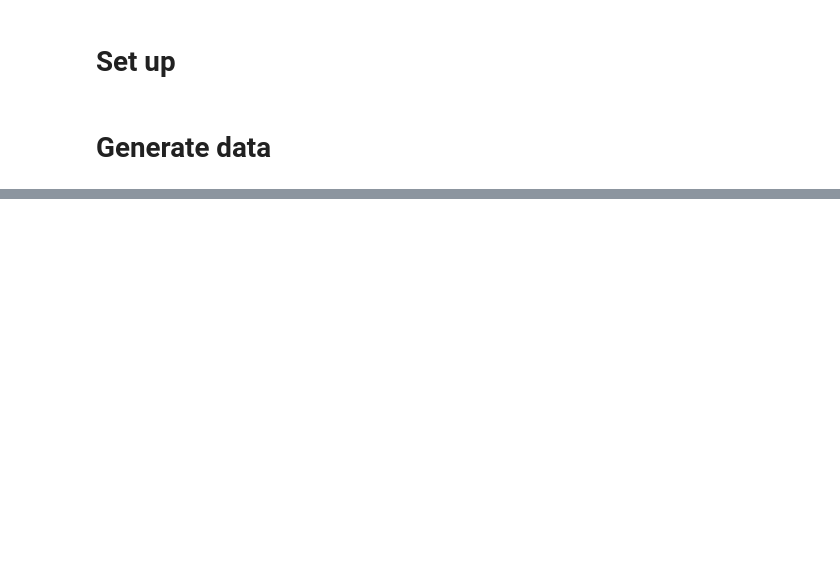
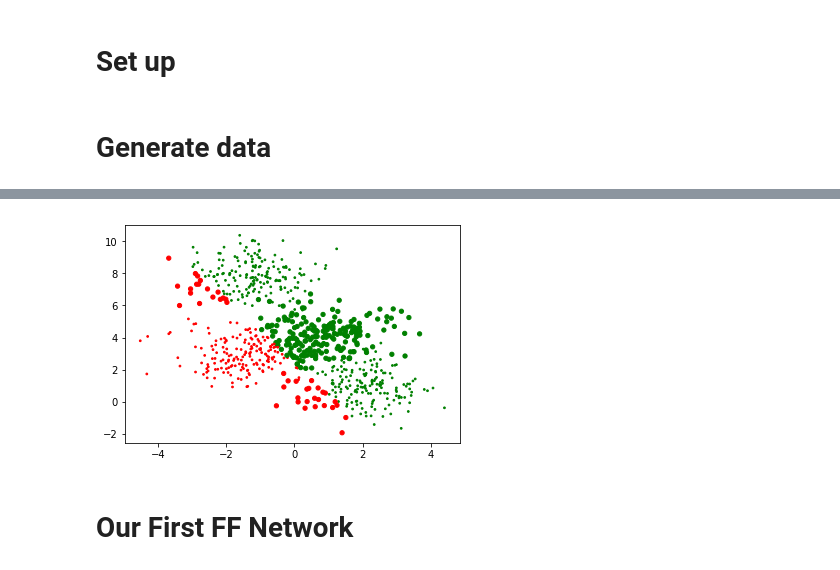
Before and after one commit to millitroy/Deeplearning-Practise, a Jupyter notebook: Feed Forward Networks.ipynb, the cells around one changed output, grey strips where cells are left out. Drawn from its saved outputs; the diff is of its cells as text; code cells hidden in the pictures; blank space fills up the shorter version.

```diff
--- a/Feed Forward Networks.ipynb
+++ b/Feed Forward Networks.ipynb
@@ -109,0 +159,9 @@ my_cmap = matplotlib.colors.LinearSegmentedColormap.from_list("", ["red","yellow
+# %%
+plt.scatter(X_train[:,0], X_train[:,1], c = Y_pred_binarised_train, cmap=my_cmap, s = 15 * (np.abs(Y_pred_binarised_train - Y_train)+ .2))
+plt.show()
+#by the s paramater it shows that the bigger dots are wrongly classified.
+# ie the color is showing the predicted value and the size is showing if its correctly classified or not
+# %% [output]
+[figure, added]
+# %% [markdown]
+# Our First FF Network
```
Also changed, not shown: parts of 16 cells of this notebook.
